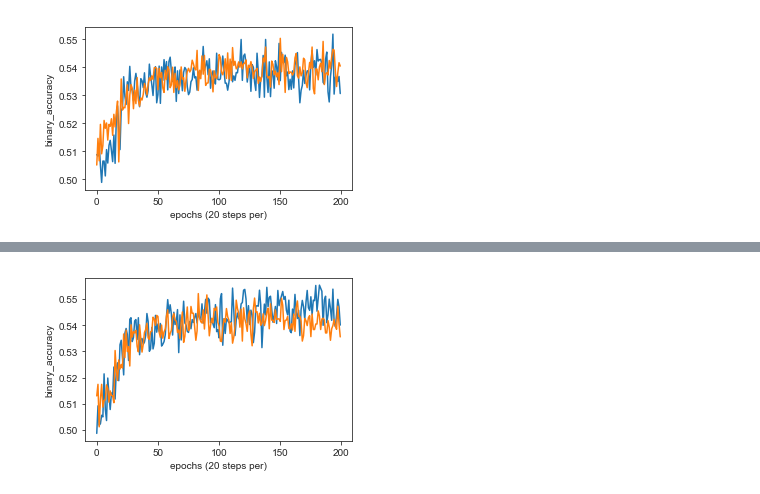
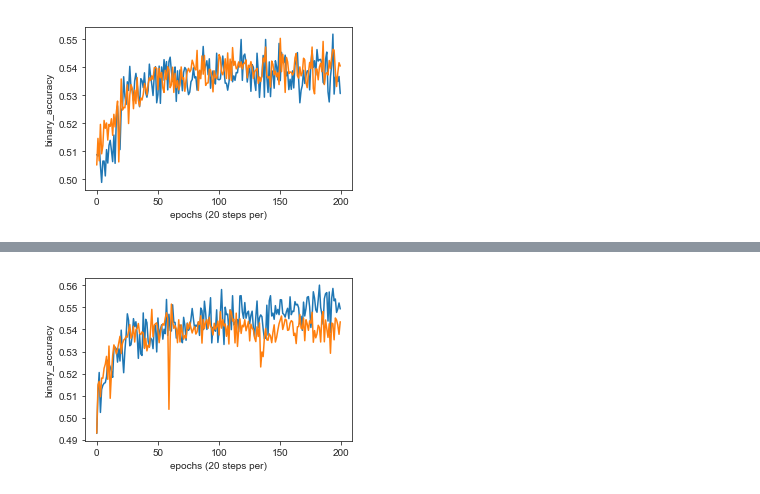
Before and after one commit to JoshEZiegler/MLProjects, a Jupyter notebook: VideoGameDrafting/LeagueOfLegendsProject/LOL_dota2_compat_extra_info_MachineLearning_keras_TF2.ipynb, the cells around one changed output, grey strips where cells are left out. Saved outputs shown, nothing was run; the diff lists cells and outputs as text; code cells hidden in the pictures.

Commit message:
Add l2 reg. and dropout to single embed model

```diff
--- a/VideoGameDrafting/LeagueOfLegendsProject/LOL_dota2_compat_extra_info_MachineLearning_keras_TF2.ipynb
+++ b/VideoGameDrafting/LeagueOfLegendsProject/LOL_dota2_compat_extra_info_MachineLearning_keras_TF2.ipynb
@@ -801,7 +801,8 @@ def define_dnn_model_extra_info(vocab_len,
 #define the linear model with no feature columns
 def define_dnn_model_extra_info_singleembed(vocab_len,
                                 embedding_dims,
-                                hidden_units_out):
+                                hidden_units_out,
+                                reg):
     '''Function to define simple keras linear model
 
     Args:
@@ -906,7 +907,10 @@ def define_dnn_model_extra_info_singleembed(vocab_len,
     #   to a single vector for each team
     x = tf.keras.layers.concatenate([rad_hero_sum,dire_hero_sum,x_skill,region])
     for unit in hidden_units_out:
-        x = tf.keras.layers.Dense(unit,activation='relu')(x)
+        x = tf.keras.layers.Dense(unit,
+                        activation='relu',
+                        kernel_regularizers=tf.keras.regularizers.l2(reg))(x)
+        x = tf.keras.layers.Dropout(0.5)(x)
 
     #Adds output layer with sigmoid activation for prediction
     win_predict = tf.keras.layers.Dense(1,activation='sigmoid')(x)
@@ -1083,6 +1087,7 @@ def train_model(optimizer,
                        epochs,
                        training_path,
                        validation_path,
+                       reg=None,
                        embedding_dims=None,
                        compression_type='',
                        temp_log_flag=True,
@@ -1120,7 +1125,8 @@ def train_model(optimizer,
     elif model_type=='dnn_extra_info_singleembed':
         model = define_dnn_model_extra_info_singleembed(vocab_len,
                                                         embedding_dims,
-                                                        hidden_units_out)
+                                                        hidden_units_out,
+                                                        reg)
     elif model_type=='dnn_info_tags':
         model = define_dnn_model_info_tags(vocab_len,embedding_dims,
                                             hidden_units_heroes,
@@ -1191,10 +1197,11 @@ def train_model(optimizer,
                             'embedding_dims':embedding_dims,
                             'optimizer':optimizer._name,
                             'hyper_parameters':hyper_dict})
+    if model_type=='dnn_extra_info_singleembed':
+        training_params['l2_reg'] = reg
     if len(hidden_units_heroes)>0 or len(hidden_units_out)>0:
         training_params['hidden_units_heroes']=hidden_units_heroes
         training_params['hidden_units_out']=hidden_units_out
-
     with open(os.path.join(logdir,'training_params.json'),'w') as fp:
         json.dump(training_params,fp)
 
@@ -1419,13 +1426,14 @@ history = train_model(
             optimizer,
             model_type='dnn_extra_info_singleembed',
             vocab_len=len(champ_vocab),
-            embedding_dims=8,#hero,info,tags
+            reg=0.0001,
+            embedding_dims=16,#hero,info,tags
             batch_size=500,
             epochs=200,
             training_path=training_file_novocab,
             validation_path=validation_file_novocab,
             compression_type='GZIP',
-            hidden_units_out=[256,128,64,64,32,16,8])
+            hidden_units_out=[512,512,256,128,64,32,16])
 # %% [output]
 Train for 20 steps, validate for 20 steps
 Epoch 1/200
@@ -1447,4 +1455,4 @@ INFO:tensorflow:Assets written to: ../../../tmp_log_dir_lol/lol_20200520-130736/
-[figure, old version]
+[figure, new version]
 # %%
 optimizer = tf.keras.optimizers.Adam(learning_rate=0.0001,amsgrad=True)
 history = train_model(
```
Also changed, not shown: parts of 2 cells of this notebook, 2 other files.
